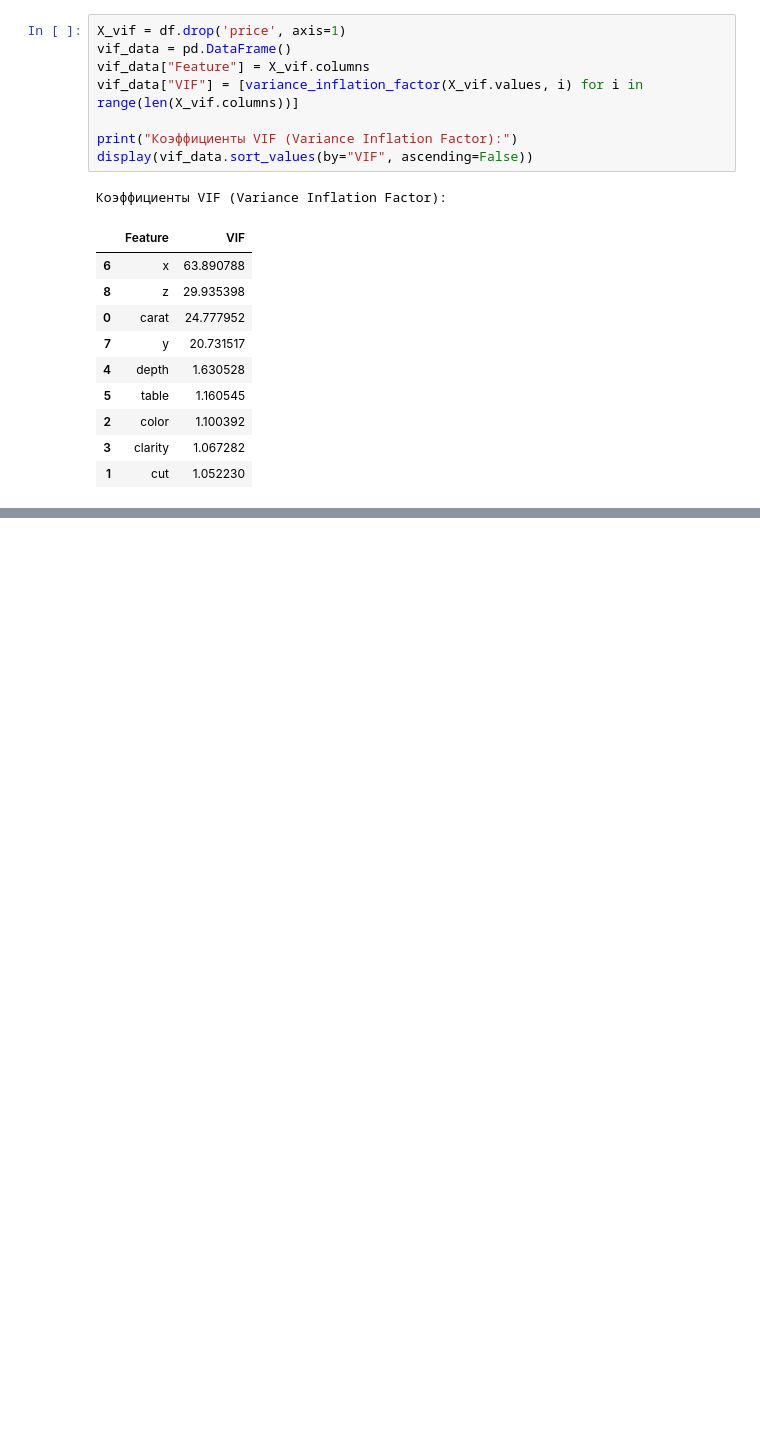
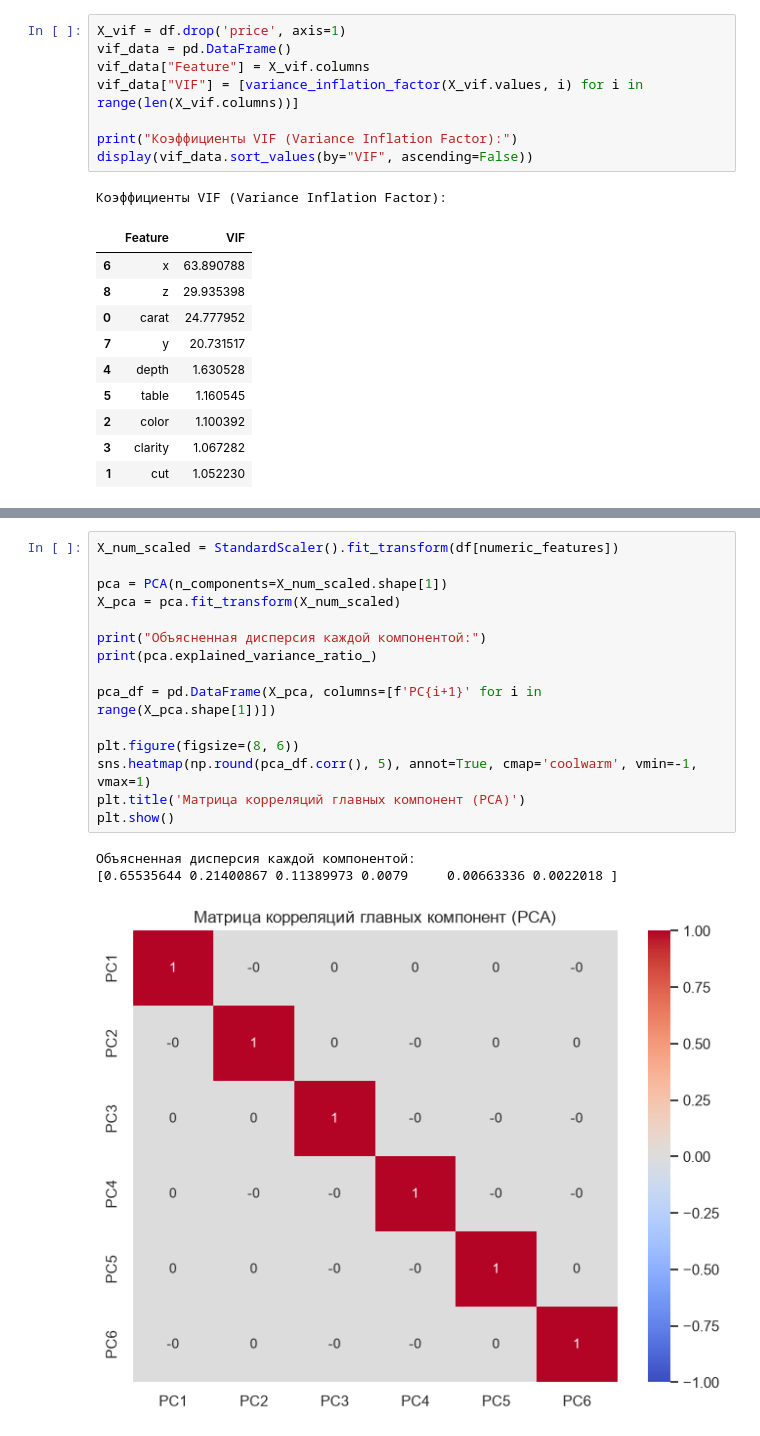
Before and after one commit to violllin/lab1_regression, a Jupyter notebook: lab1.ipynb, the cells around one changed output, grey strips where cells are left out. Drawn from its saved outputs; the diff is of its cells as text; blank space fills up the shorter version.

```diff
--- a/lab1.ipynb
+++ b/lab1.ipynb
@@ -210,0 +384,19 @@ display(vif_data.sort_values(by="VIF", ascending=False))
+# %%
+X_num_scaled = StandardScaler().fit_transform(df[numeric_features])
+
+pca = PCA(n_components=X_num_scaled.shape[1])
+X_pca = pca.fit_transform(X_num_scaled)
+
+print("Объясненная дисперсия каждой компонентой:")
+print(pca.explained_variance_ratio_)
+
+pca_df = pd.DataFrame(X_pca, columns=[f'PC{i+1}' for i in range(X_pca.shape[1])])
+
+plt.figure(figsize=(8, 6))
+sns.heatmap(np.round(pca_df.corr(), 5), annot=True, cmap='coolwarm', vmin=-1, vmax=1)
+plt.title('Матрица корреляций главных компонент (PCA)')
+plt.show()
+# %% [output]
+Объясненная дисперсия каждой компонентой:
+[0.65535644 0.21400867 0.11389973 0.0079     0.00663336 0.0022018 ]
+[figure, added]
```
Also changed, not shown: parts of 18 cells of this notebook.
